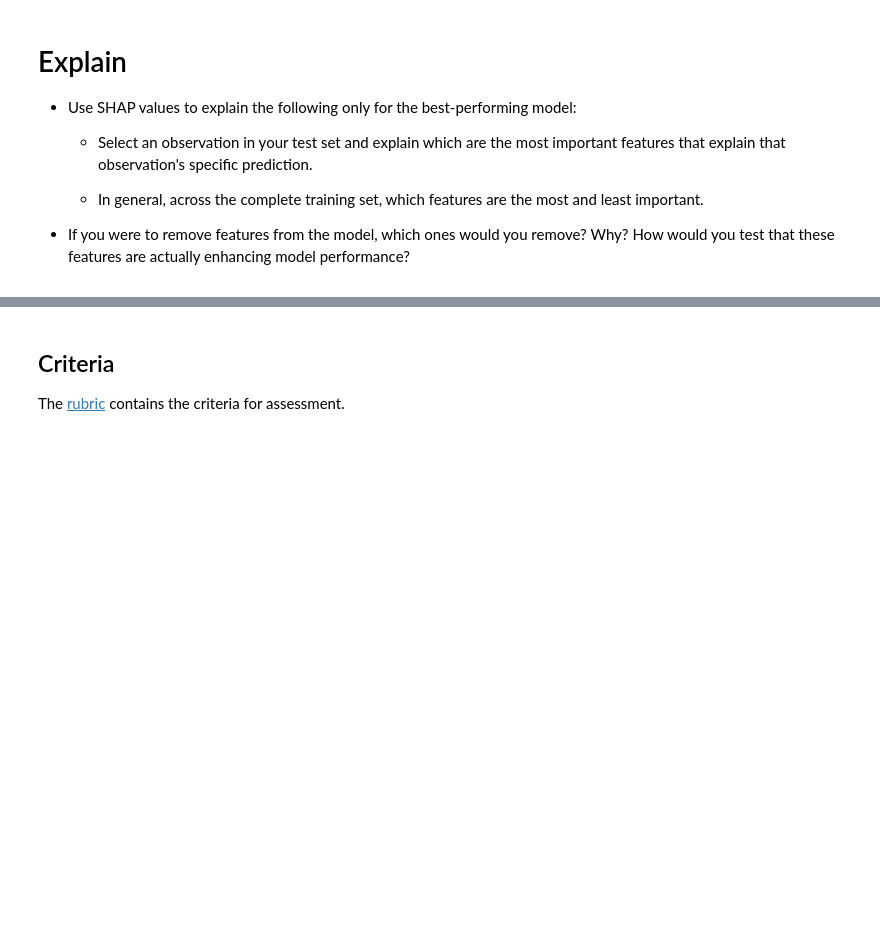
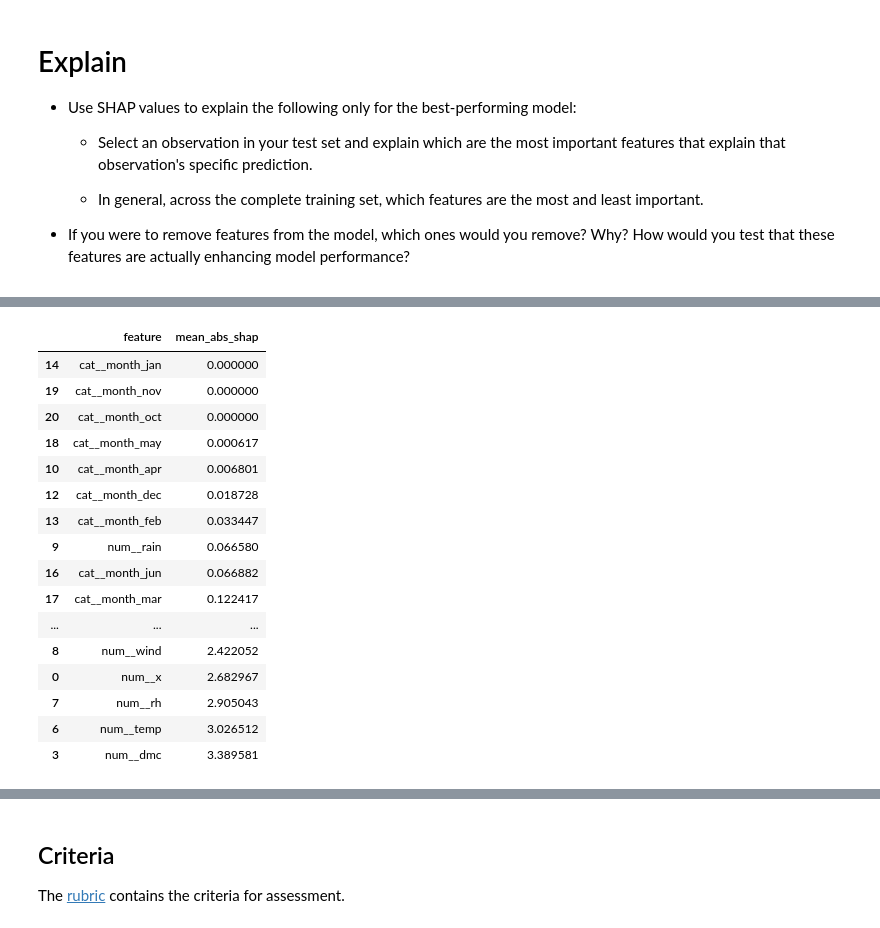
Before and after one commit to JesusSolisR/production, a Jupyter notebook: 02_activities/assignments/assignment_2.ipynb, the cells around one changed output, grey strips where cells are left out. Saved outputs shown, nothing was run; the diff lists cells and outputs as text; code cells hidden in the pictures; blank space fills up the shorter version.

```diff
--- a/02_activities/assignments/assignment_2.ipynb
+++ b/02_activities/assignments/assignment_2.ipynb
@@ -537,0 +549,27 @@ with open('best_forest_fire_model.pkl', 'wb') as f:
+# %%
+feature_names = best_model.named_steps['preproc1'].get_feature_names_out()
+shap_importance = np.abs(shap_values.values).mean(axis=0)
+
+importance_df = pd.DataFrame({
+    'feature': feature_names,
+    'mean_abs_shap': shap_importance
+}).sort_values(by='mean_abs_shap', ascending=True)
+importance_df
+# %% [output]
+|  | feature | mean_abs_shap |
+| 14 | cat__month_jan | 0.000000 |
+| 19 | cat__month_nov | 0.000000 |
+| 20 | cat__month_oct | 0.000000 |
+| 18 | cat__month_may | 0.000617 |
+| 10 | cat__month_apr | 0.006801 |
+| 12 | cat__month_dec | 0.018728 |
+| 13 | cat__month_feb | 0.033447 |
+| 9 | num__rain | 0.066580 |
+| 16 | cat__month_jun | 0.066882 |
+| 17 | cat__month_mar | 0.122417 |
+| ... | ... | ... |
+| 8 | num__wind | 2.422052 |
+| 0 | num__x | 2.682967 |
+| 7 | num__rh | 2.905043 |
+| 6 | num__temp | 3.026512 |
+| 3 | num__dmc | 3.389581 |
```
Also changed, not shown: parts of 15 cells of this notebook, 1 other file.
